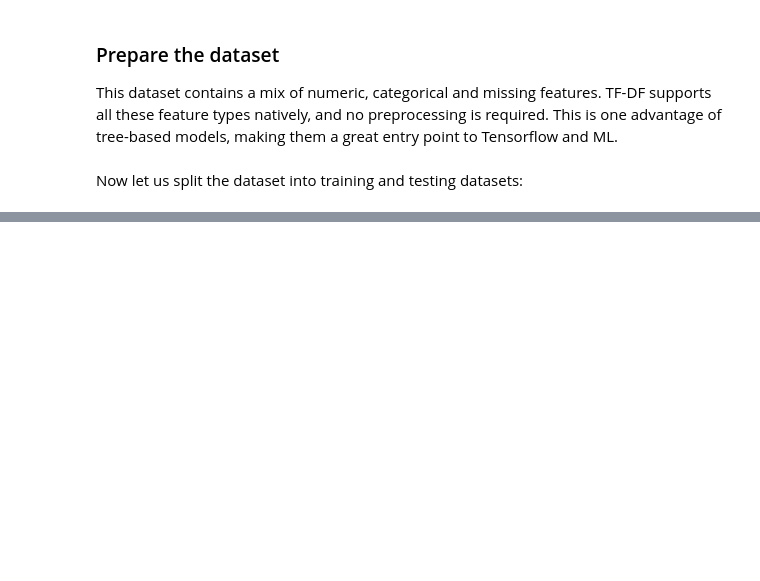
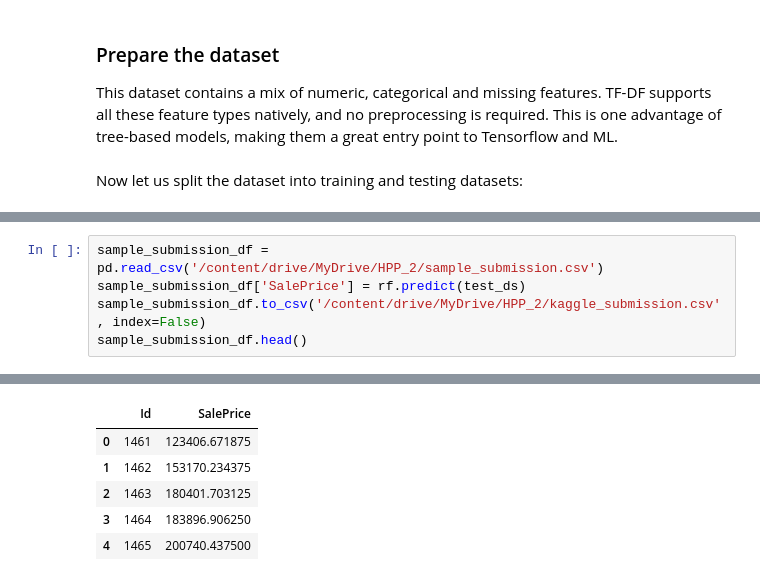
Before and after one commit to SenSheep/10_pet_projects_ML, a Jupyter notebook: Housing_Price_Prediction/HPP_2.ipynb, the cells around one changed output, grey strips where cells are left out. Saved outputs shown, nothing was run; the diff lists cells and outputs as text; blank space fills up the shorter version.

```diff
--- a/Housing_Price_Prediction/HPP_2.ipynb
+++ b/Housing_Price_Prediction/HPP_2.ipynb
@@ -106,0 +355,6 @@ print("{} examples in training, {} examples in testing.".format(
+# %%
+sample_submission_df = pd.read_csv('/content/drive/MyDrive/HPP_2/sample_submission.csv')
+sample_submission_df['SalePrice'] = rf.predict(test_ds)
+sample_submission_df.to_csv('/content/drive/MyDrive/HPP_2/kaggle_submission.csv', index=False)
+sample_submission_df.head()
+# %% [output]
@@ -106,0 +363,6 @@ print("{} examples in training, {} examples in testing.".format(
+|  | Id | SalePrice |
+| 0 | 1461 | 123406.671875 |
+| 1 | 1462 | 153170.234375 |
+| 2 | 1463 | 180401.703125 |
+| 3 | 1464 | 183896.906250 |
+| 4 | 1465 | 200740.437500 |
```
Also changed, not shown: parts of 38 cells of this notebook, 4 other files.
